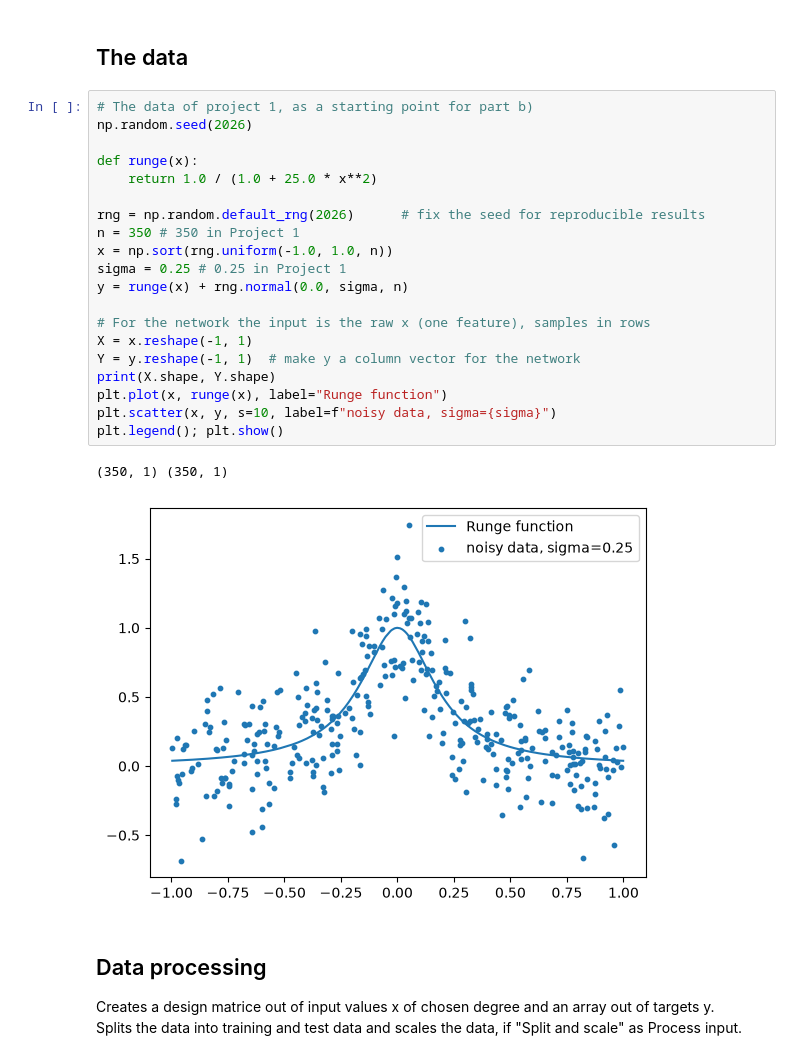
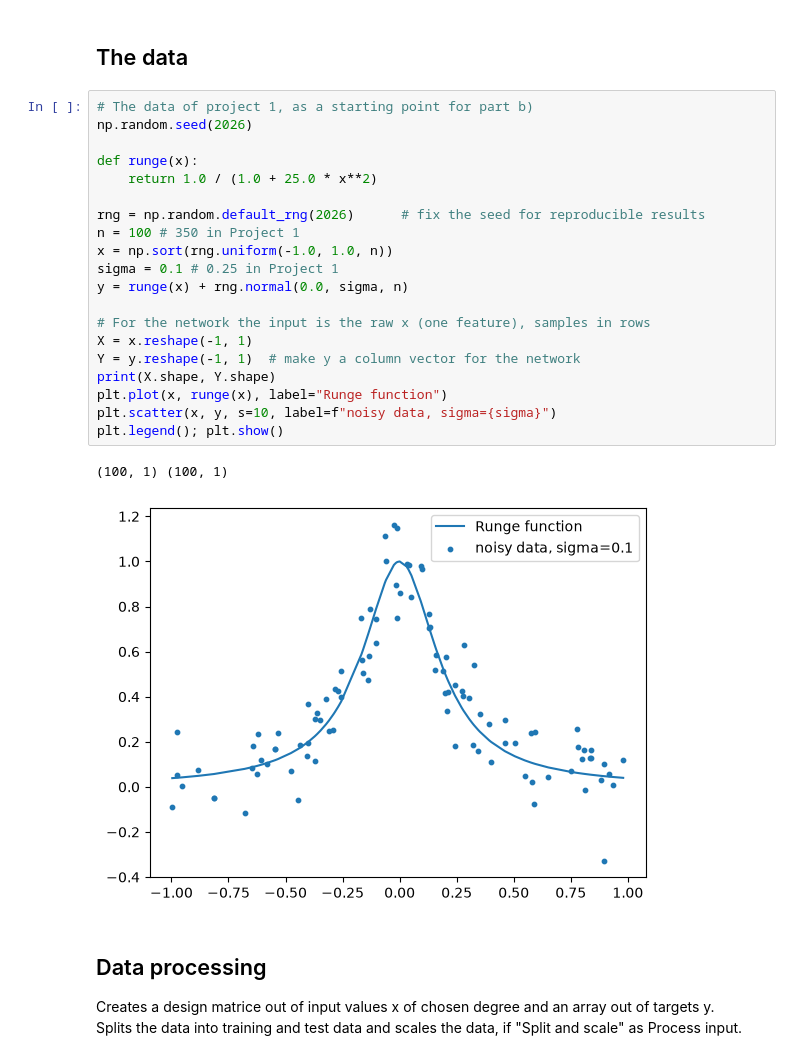
Before and after one commit to Timholmen96/FYS-STK4155, a Jupyter notebook: Prosjekt2/Test-kode/Project2_Test_Regressor.ipynb, the cells around one changed output. Saved outputs shown, nothing was run; the diff lists cells and outputs as text.

```diff
--- a/Prosjekt2/Prosjekt-Kode/Project2_Test_Regressor.ipynb
+++ b/Prosjekt2/Test-kode/Project2_Test_Regressor.ipynb
@@ -39,26 +39,26 @@ from sklearn.model_selection import (train_test_split,KFold, StratifiedKFold, cr
 # %%
 # The data of project 1, as a starting point for part b)
 np.random.seed(2026)
 
 def runge(x):
     return 1.0 / (1.0 + 25.0 * x**2)
 
 rng = np.random.default_rng(2026)      # fix the seed for reproducible results
-n = 350 # 350 in Project 1
+n = 100 # 350 in Project 1
 x = np.sort(rng.uniform(-1.0, 1.0, n))
-sigma = 0.25 # 0.25 in Project 1
+sigma = 0.1 # 0.25 in Project 1
 y = runge(x) + rng.normal(0.0, sigma, n)
 
 # For the network the input is the raw x (one feature), samples in rows
 X = x.reshape(-1, 1)
 Y = y.reshape(-1, 1)  # make y a column vector for the network
 print(X.shape, Y.shape)
 plt.plot(x, runge(x), label="Runge function")
 plt.scatter(x, y, s=10, label=f"noisy data, sigma={sigma}")
 plt.legend(); plt.show()
 # %% [output]
-(350, 1) (350, 1)
+(100, 1) (100, 1)
-[figure, old version]
+[figure, new version]
 # %% [markdown]
 ## Data processing
 Creates a design matrice out of input values x of chosen degree and  an array out of targets y.
```
Also changed, not shown: parts of 1 cell of this notebook, 16 other files.
